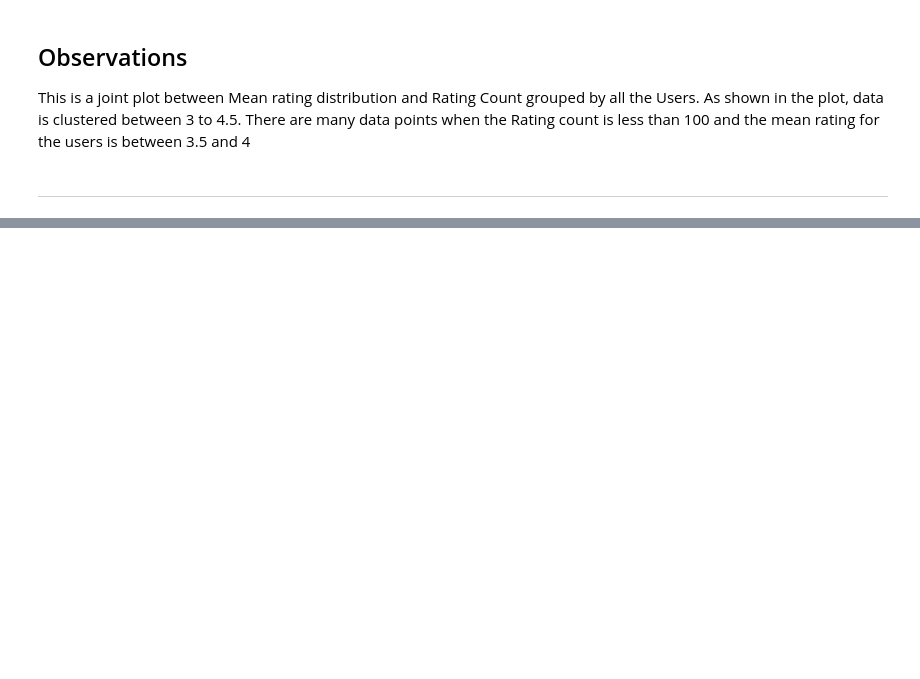
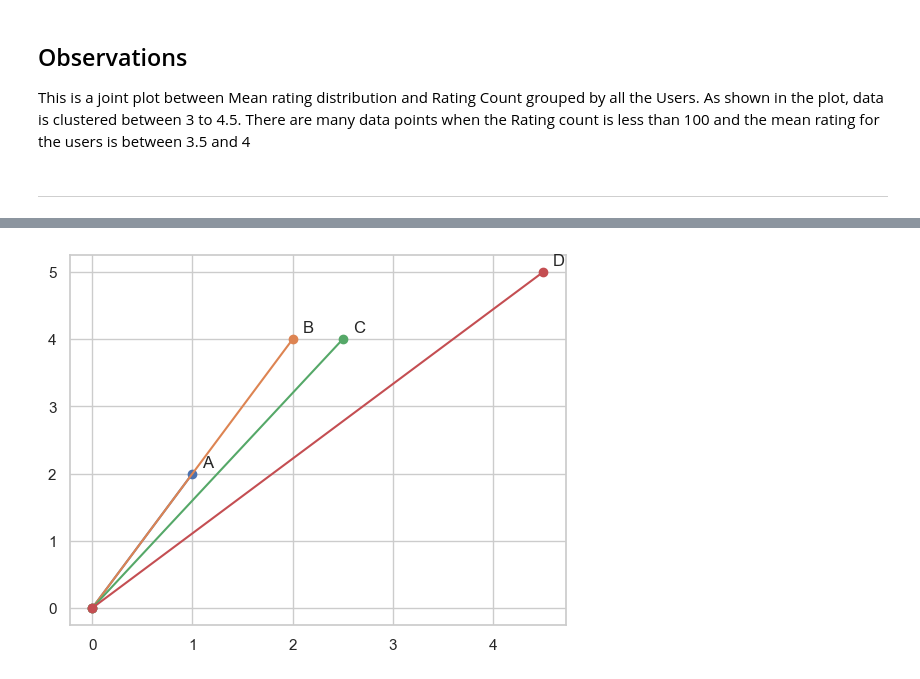
Before and after one commit to Foxxy-HCMUS/cuCF, a Jupyter notebook: Collaborative Filtering.ipynb, the cells around one changed output, grey strips where cells are left out. Saved outputs shown, nothing was run; the diff lists cells and outputs as text; code cells hidden in the pictures; blank space fills up the shorter version.

```diff
--- a/Collaborative Filtering.ipynb
+++ b/Collaborative Filtering.ipynb
@@ -244,0 +302,13 @@ Recommender System sử dụng kỹ thuật Collaborative Filtering (lọc cộn
+# %%
+o1, a = [0, 1], [0, 2]
+o2, b = [0, 2], [0, 4]
+o3, c = [0, 2.5], [0, 4]
+o4, d = [0, 4.5], [0, 5]
+
+plt.plot(o1, a, o2, b, o3, c, o4, d, marker = 'o')
+
+for idx, row in exdf.iterrows():
+    plt.text(row['movie 1'] + 0.1, row['movie 2']+ 0.1, idx)
+plt.show()
+# %% [output]
+[figure, added]
```
Also changed, not shown: parts of 13 cells of this notebook.
